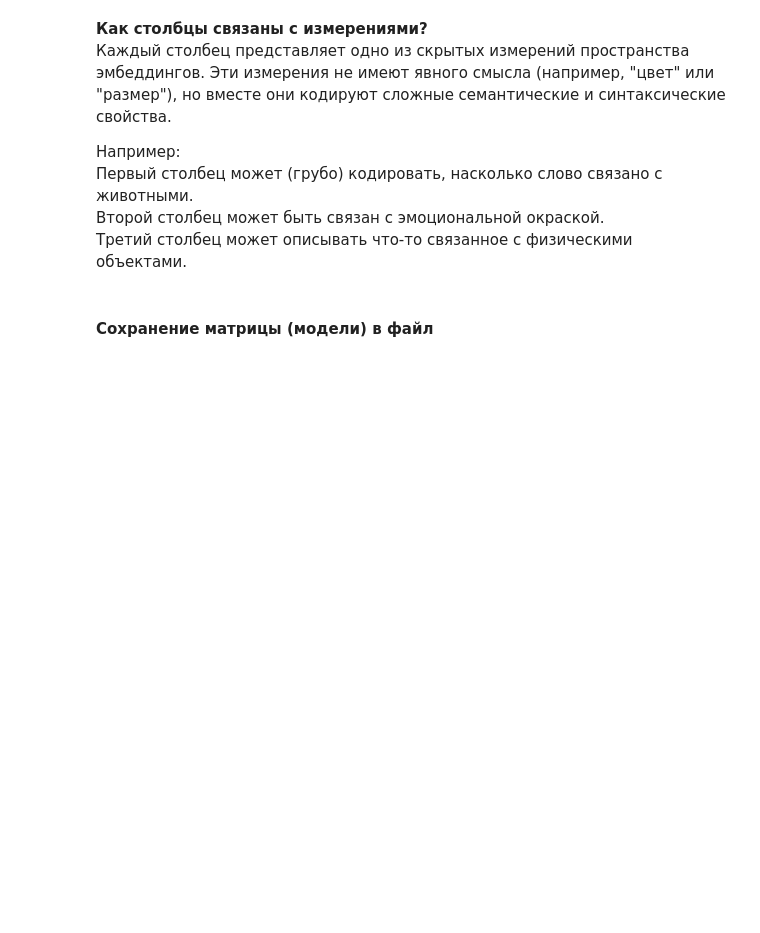
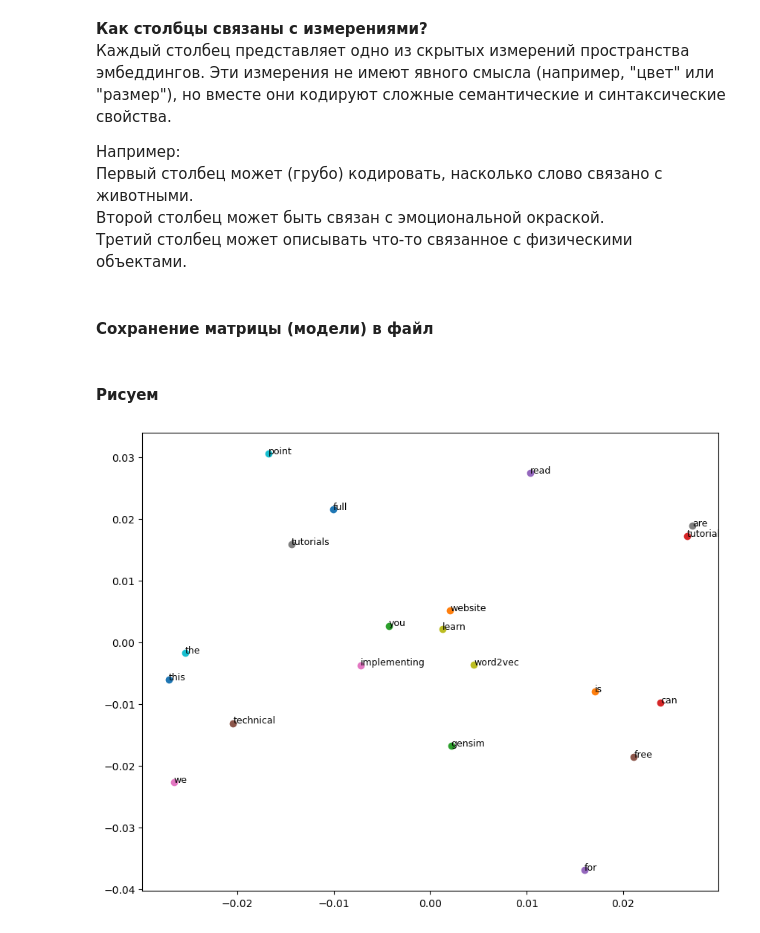
Before and after one commit to Yurkmez/Machine-Learning, a Jupyter notebook: word_embedding.ipynb, the cells around one changed output. Cells and saved outputs as stored; diff of their text form; code cells hidden in the pictures; blank space fills up the shorter version.

Commit message:
Применяем PCA, визуализируем результат

```diff
--- a/word_embedding.ipynb
+++ b/word_embedding.ipynb
@@ -132,3 +134,19 @@ __Как столбцы связаны с измерениями?__
 np.save("embedding_matrix.npy", embedding_matrix)
 # Загрузка матрицы:
 # loaded_matrix = np.load("embedding_matrix.npy")
+# %% [markdown]
+#### Рисуем
+# %%
+# Получаем матрицу эмбеддингов
+embeddings = model.wv.vectors
+# Применяем PCA
+pca = PCA(n_components=2)
+result = pca.fit_transform(embeddings)
+# Визуализируем результат
+pyplot.figure(figsize=(10, 8))
+for i, word in enumerate(words[:50]):  # Ограничиваем до первых 50 слов для наглядности
+   pyplot.scatter(result[i, 0], result[i, 1])
+   pyplot.text(result[i, 0], result[i, 1], word, fontsize=9)
+pyplot.show()
+# %% [output]
+[figure, added]
```
Also changed, not shown: parts of 1 cell of this notebook.
